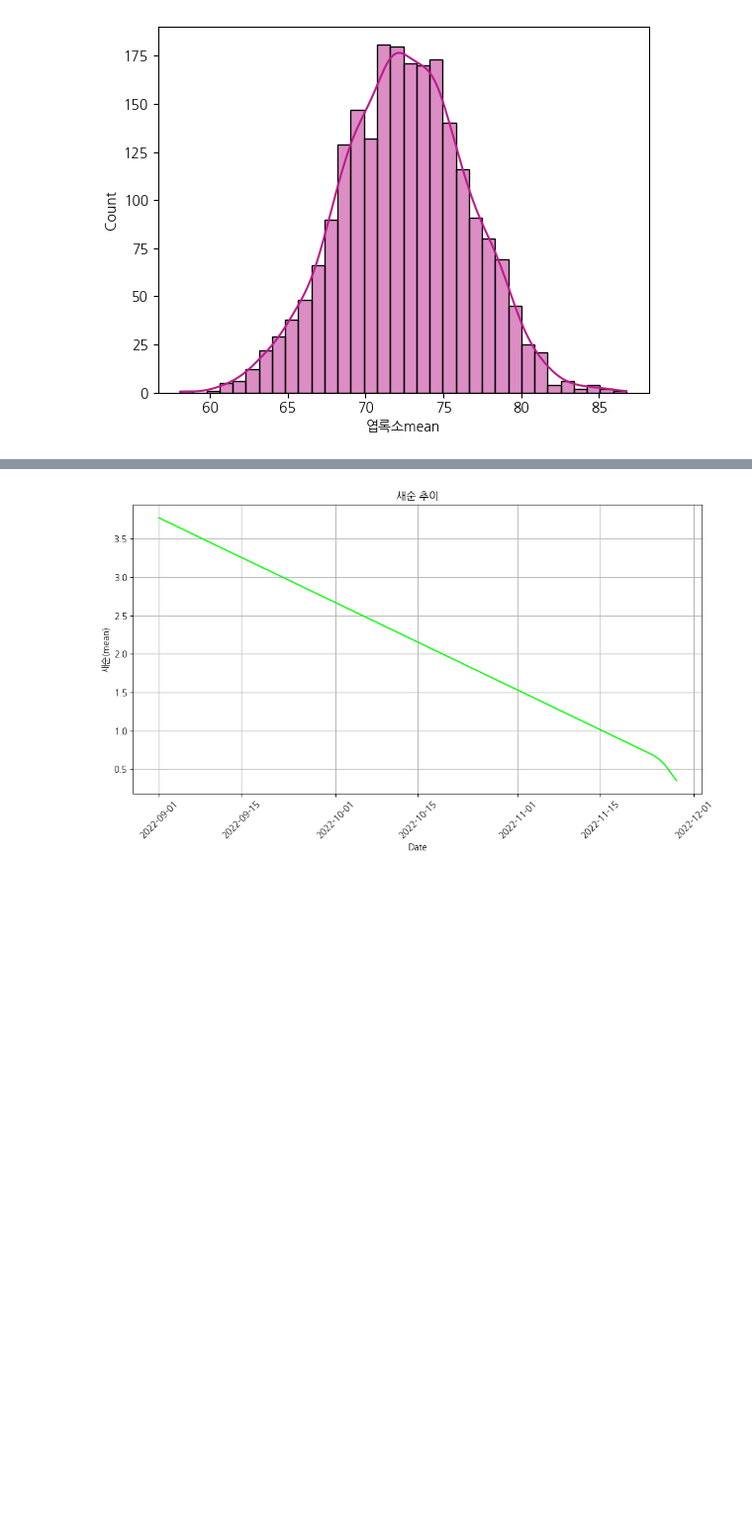
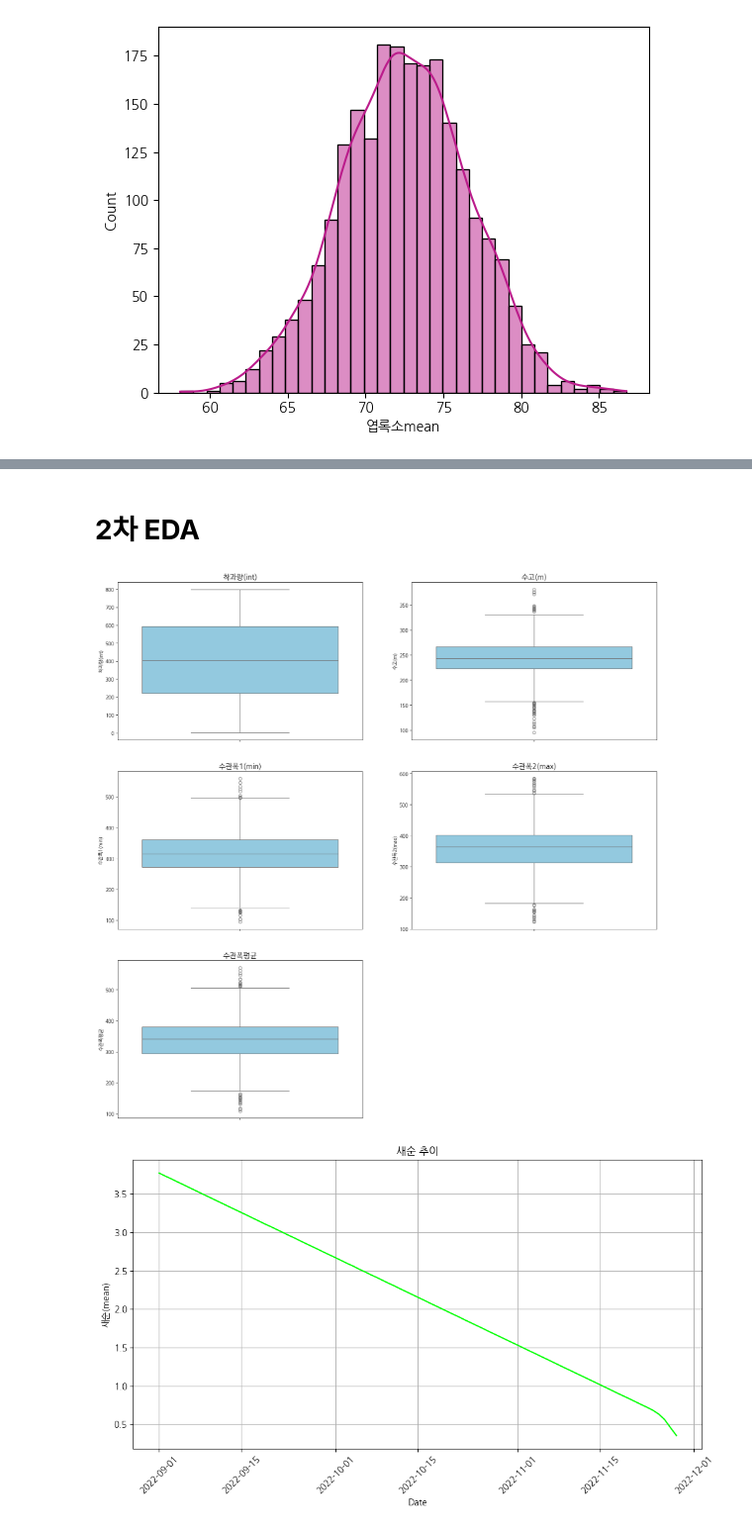
Before and after one commit to youmjieun/project_Lovely-G.4_none, a Jupyter notebook: 감귤_착과량_1주차(규완).ipynb, the cells around one changed output, grey strips where cells are left out. Shown at 99% size. Cells and saved outputs as stored; diff of their text form; code cells hidden in the pictures; blank space fills up the shorter version.

```diff
--- a/감귤_착과량_1주차(규완).ipynb
+++ b/감귤_착과량_1주차(규완).ipynb
@@ -198,7 +179,7 @@ df_train.describe()
 | max | 799.000000 | 381.00000 | 559.000000 | 584.000000 | 571.500000 | 5.300000 | 5.300000 | 5.200000 | ... |
 # %%
 df = df_train.copy()
-df['새순mean'] = df.iloc[:,6:95].mean(axis=1)
+df_train['새순mean'] = df.iloc[:,6:95].mean(axis=1)
 # %%
 sns.histplot(df['새순mean'],kde=True,color="#D2A7D8")
 # %% [output]
@@ -206,7 +187,7 @@ sns.histplot(df['새순mean'],kde=True,color="#D2A7D8")
 [figure]
 # %%
 df = df_train.copy()
-df['엽록소mean'] =  df.iloc[:,95:184].mean(axis=1)
+df_train['엽록소mean'] =  df.iloc[:,95:184].mean(axis=1)
 # %%
 sns.histplot(df['엽록소mean'],kde=True,color="#BB1C8B")
 # %% [output]
@@ -214,0 +308,3 @@ sns.histplot(df['엽록소mean'],kde=True,color="#BB1C8B")
+# %%
+df_train['수관폭차이'] = df_train['수관폭2(max)']-df_train['수관폭1(min)']
+df_test['수관폭차이'] = df_test['수관폭2(max)']-df_test['수관폭1(min)']
@@ -215,3 +343,19 @@ sns.histplot(df['엽록소mean'],kde=True,color="#BB1C8B")
+# %% [markdown]
+# **2차 EDA**
+# %%
+# 이상치 확인
+
+col_list = ['착과량(int)', '수고(m)', '수관폭1(min)', '수관폭2(max)', '수관폭평균']
+plt.figure(figsize=(20, 20)) # 가로, 세로
+
+for i in range(len(col_list)):
+  col = col_list[i]
+
+  plt.subplot(3, 2, i+1)
+  sns.boxplot(data = df_train[col], color='skyblue')
+  plt.title(col, fontsize=15)
+# %% [output]
+[figure, added]
 # %%
 # 새순 열 별 평균값
 새순mean = df.iloc[:,6:95].mean()
```
Also changed, not shown: parts of 27 cells of this notebook.
